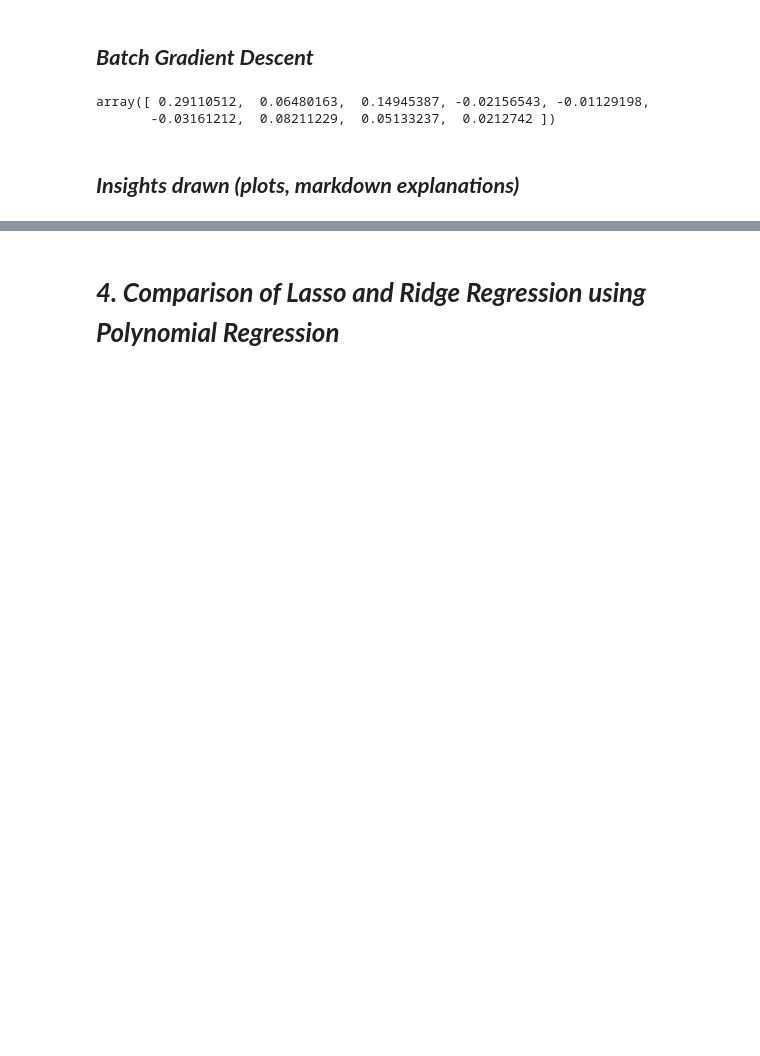
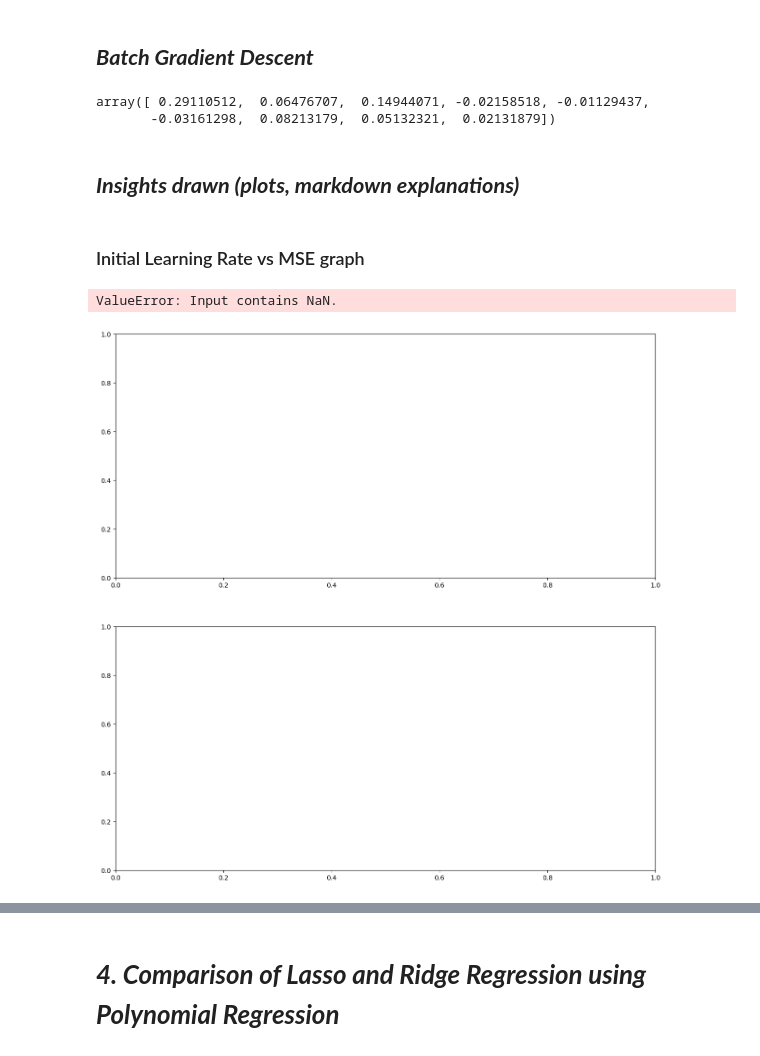
Before and after one commit to Neo-Panther/ML-Project-Predicting-Diabetes, a Jupyter notebook: Template.ipynb, the cells around one changed output, grey strips where cells are left out. Drawn from its saved outputs; the diff is of its cells as text; code cells hidden in the pictures; blank space fills up the shorter version.

Commit message:
Aryan plot trial

```diff
--- a/Template.ipynb
+++ b/Template.ipynb
@@ -344,7 +344,7 @@ array([ 1.00000000e+00,  2.20875952e+00, -1.24345459e+00, -7.77170653e-01,
 # We will use w for the vector representing weights and b for the number representing bias
 # we are not using tolerance to break out of loop in SGD, because few points may randomly be on our curve
 # remember that the last column of train contains outcome
-def sgd_regressor(train: np.ndarray, learning_rate = 0.4, max_iters = 100000, random_state=0):
+def sgd_regressor(train: np.ndarray, learning_rate = 0.4, max_iters = 1000000, random_state=0):
   np.random.seed(random_state)
   # initializing w with random values
   W = np.zeros(train.shape[1]-1)
@@ -373,7 +373,7 @@ array([ 0.28925838,  0.13712341,  0.17171394,  0.01346947, -0.02072495,
 # %% [markdown]
 ## **_Batch Gradient Descent_**
 # %%
-def bgd_regressor(train: np.ndarray, learning_rate = 0.4, max_iters = 100000, tolerance = 1e-7):
+def bgd_regressor(train: np.ndarray, learning_rate = 0.5, max_iters = 1000, tolerance = 1e-7):
   X = np.array(train[:, :-1])
   Y = np.array(train[:, -1])
   W = np.zeros(train.shape[1]-1)
@@ -390,10 +390,53 @@ def bgd_regressor(train: np.ndarray, learning_rate = 0.4, max_iters = 100000, to
 W = bgd_regressor(train)
 W
 # %% [output]
-array([ 0.29110512,  0.06480163,  0.14945387, -0.02156543, -0.01129198,
-       -0.03161212,  0.08211229,  0.05133237,  0.0212742 ])
+array([ 0.29110512,  0.06476707,  0.14944071, -0.02158518, -0.01129437,
+       -0.03161298,  0.08213179,  0.05132321,  0.02131879])
 # %% [markdown]
 ## **_Insights drawn (plots, markdown explanations)_**
+# %% [markdown]
+### Initial Learning Rate vs MSE graph
+# %%
+from sklearn.metrics import r2_score
+from sklearn.metrics import mean_squared_error
+import pandas as pd
+import numpy as np
+import matplotlib.pyplot as plt
+fig, axs = plt.subplots(2, 1, figsize=(15, 15))
+axs.flatten()
+def get_stoic_avg_mse(learning_rate: float):
+  mse_avg = 0.0
+  W_stoic = np.zeros(8)
+  # averaging across 10 different 10 and train splits
+  for i in range(10):
+    test, train = test_train_split(dataset, random_state=i)
+    test, train = standardize(test, train)
+    X_test = np.array(test[:, :-1])
+    Y_test = np.array(test[:, -1])
+    W_stoic = sgd_regressor(train, learning_rate=learning_rate, random_state=i, max_iters=100)
+    mse_avg += mean_squared_error(Y_test, np.dot(X_test, W_stoic))
+  return mse_avg/10
+
+def get_batch_avg_mse(learning_rate: float):
+  mse_avg = 0.0
+  # averaging across 10 different 10 and train splits
+  for i in range(10):
+    test, train = test_train_split(dataset, random_state=i)
+    test, train = standardize(test, train)
+    X_test = np.array(test[:, :-1])
+    Y_test = np.array(test[:, -1])
+    W_batch = bgd_regressor(train, learning_rate=learning_rate, max_iters=10, tolerance=1e-7)
+    mse_avg += mean_squared_error(Y_test, np.dot(X_test, W_batch))
+  return mse_avg/10
+
+learning_rates = np.concatenate((np.array([1e-5, 1e-4, 1e-3, 1e-2]), np.linspace(0.01, 10.0, 200), np.array([1e3, 1e2])))
+
+plt.plot(learning_rates, np.vectorize(get_stoic_avg_mse)(learning_rates), ax=axs[0])
+plt.plot(learning_rates, np.vectorize(get_batch_avg_mse)(learning_rates), ax=axs[1])
+plt.show()
+# %% [output]
+ValueError: Input contains NaN.
+[figure, added]
 # %%
 from sklearn.metrics import r2_score
 from sklearn.metrics import mean_squared_error
```
Also changed, not shown: parts of 6 cells of this notebook.
